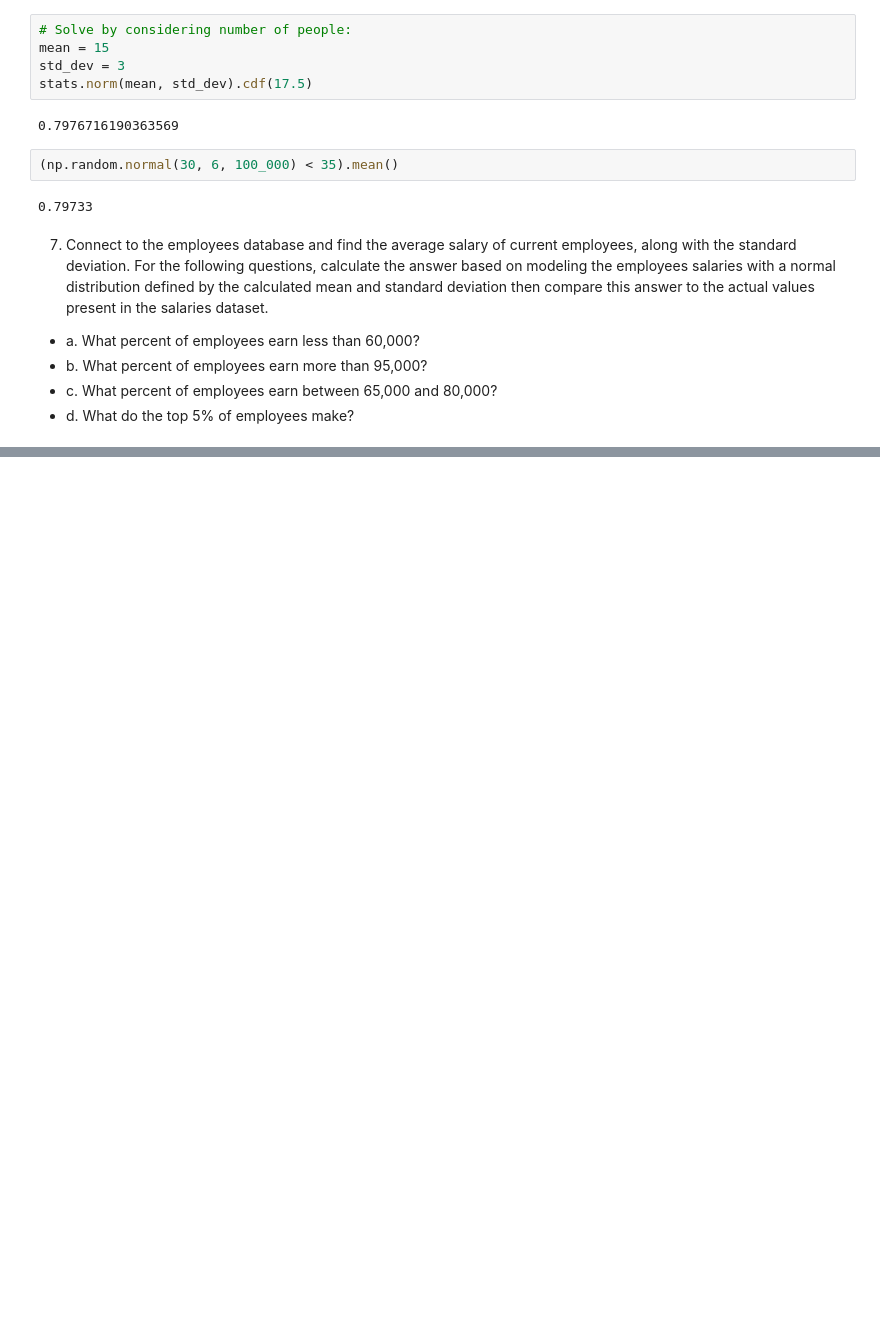
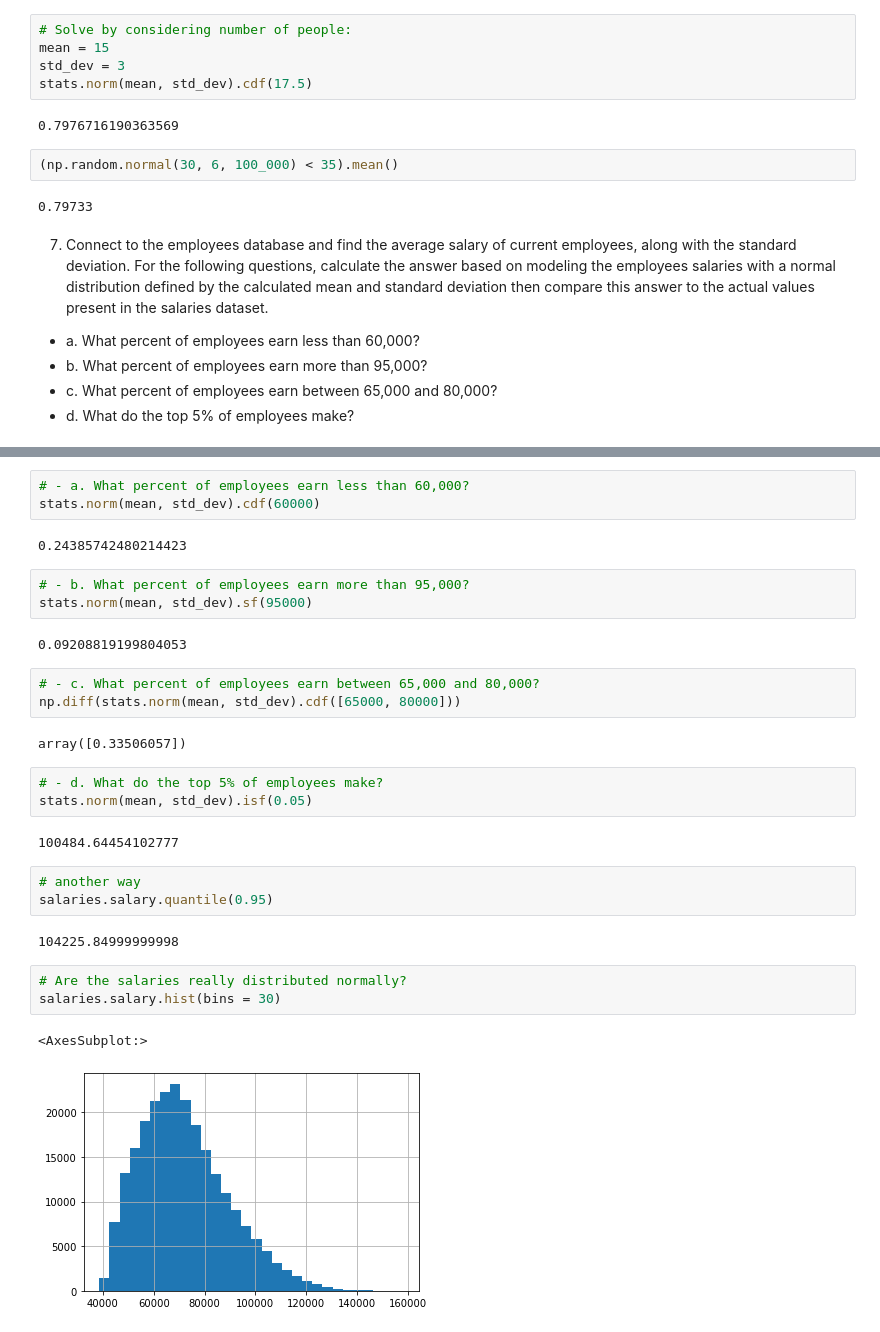
Before and after one commit to ArnolValadezRodriguez/statistics-exercises, a Jupyter notebook: probability_distributions.ipynb, the cells around one changed output, grey strips where cells are left out. Saved outputs shown, nothing was run; the diff lists cells and outputs as text; blank space fills up the shorter version.

```diff
--- a/probability_distributions.ipynb
+++ b/probability_distributions.ipynb
@@ -189,0 +189,31 @@ NameError: name 'env' is not defined
+# %%
+# - a. What percent of employees earn less than 60,000?
+stats.norm(mean, std_dev).cdf(60000)
+# %% [output]
+0.24385742480214423
+# %%
+# - b. What percent of employees earn more than 95,000?
+stats.norm(mean, std_dev).sf(95000)
+# %% [output]
+0.09208819199804053
+# %%
+# - c. What percent of employees earn between 65,000 and 80,000?
+np.diff(stats.norm(mean, std_dev).cdf([65000, 80000]))
+# %% [output]
+array([0.33506057])
+# %%
+# - d. What do the top 5% of employees make?
+stats.norm(mean, std_dev).isf(0.05)
+# %% [output]
+100484.64454102777
+# %%
+# another way
+salaries.salary.quantile(0.95)
+# %% [output]
+104225.84999999998
+# %%
+# Are the salaries really distributed normally?
+salaries.salary.hist(bins = 30)
+# %% [output]
+<AxesSubplot:>
+[figure, added]
```
Also changed, not shown: parts of 3 cells of this notebook, 1 other file.
